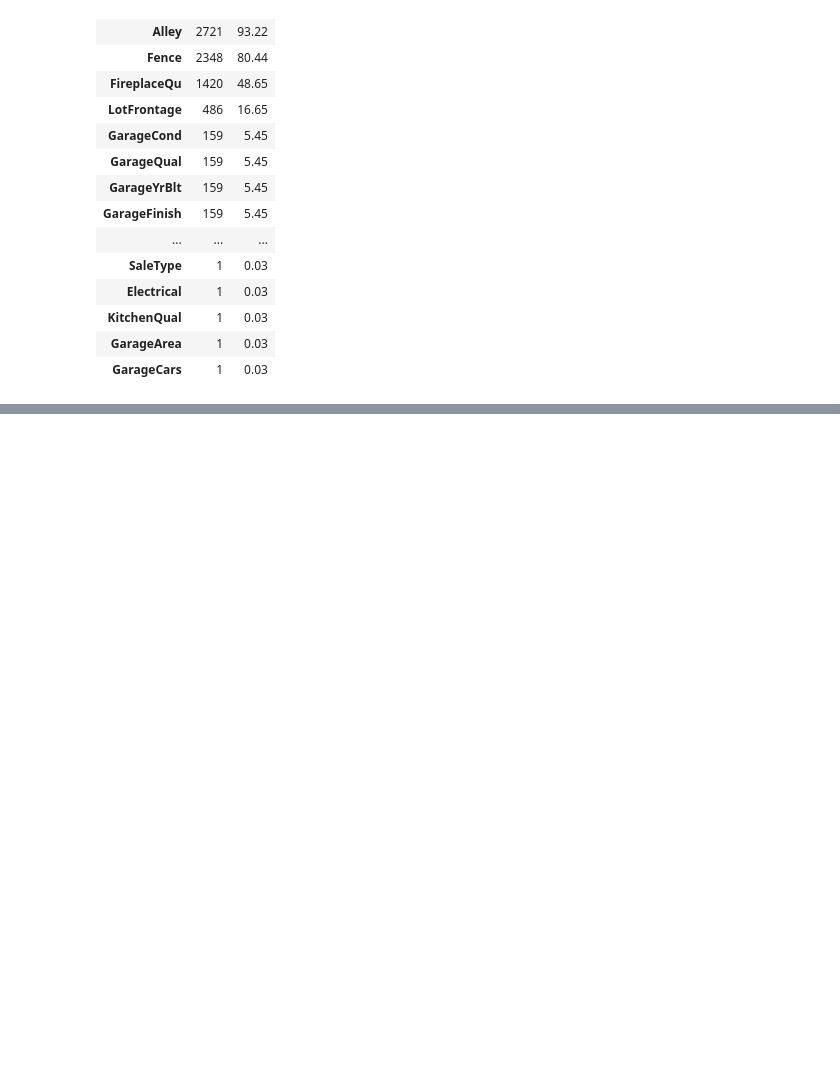
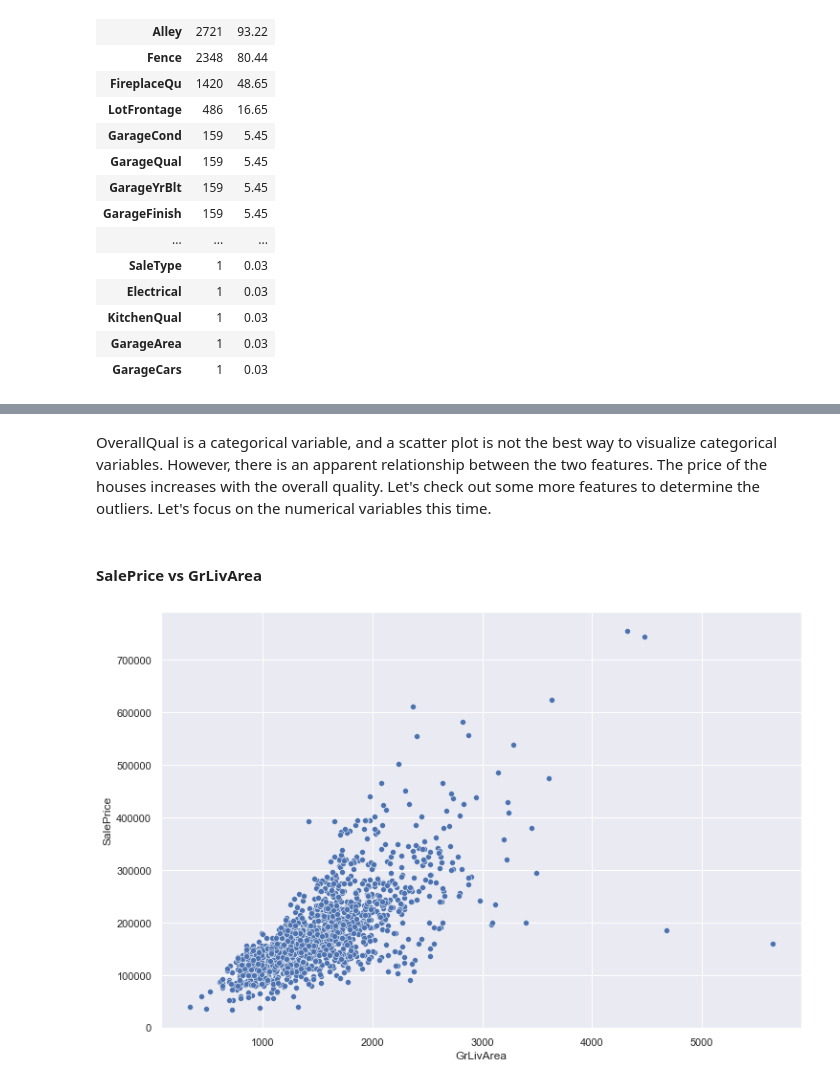
Before and after one commit to VikasNagare12/house-price-prediction, a Jupyter notebook: HousePricePrediction.ipynb, the cells around one changed output, grey strips where cells are left out. Drawn from its saved outputs; the diff is of its cells as text; code cells hidden in the pictures; blank space fills up the shorter version.

```diff
--- a/HousePricePrediction.ipynb
+++ b/HousePricePrediction.ipynb
@@ -125,0 +189,8 @@ sns.displot(train_df['SalePrice'],kde=True)
+# %% [markdown]
+OverallQual is a categorical variable, and a scatter plot is not the best way to visualize categorical variables. However, there is an apparent relationship between the two features. The price of the houses increases with the overall quality. Let's check out some more features to determine the outliers. Let's focus on the numerical variables this time.
+# %% [markdown]
+#### SalePrice vs GrLivArea
+# %%
+customized_scatterplot(train_df.SalePrice, train_df.GrLivArea)
+# %% [output]
+[figure, added]
```
Also changed, not shown: parts of 33 cells of this notebook.
